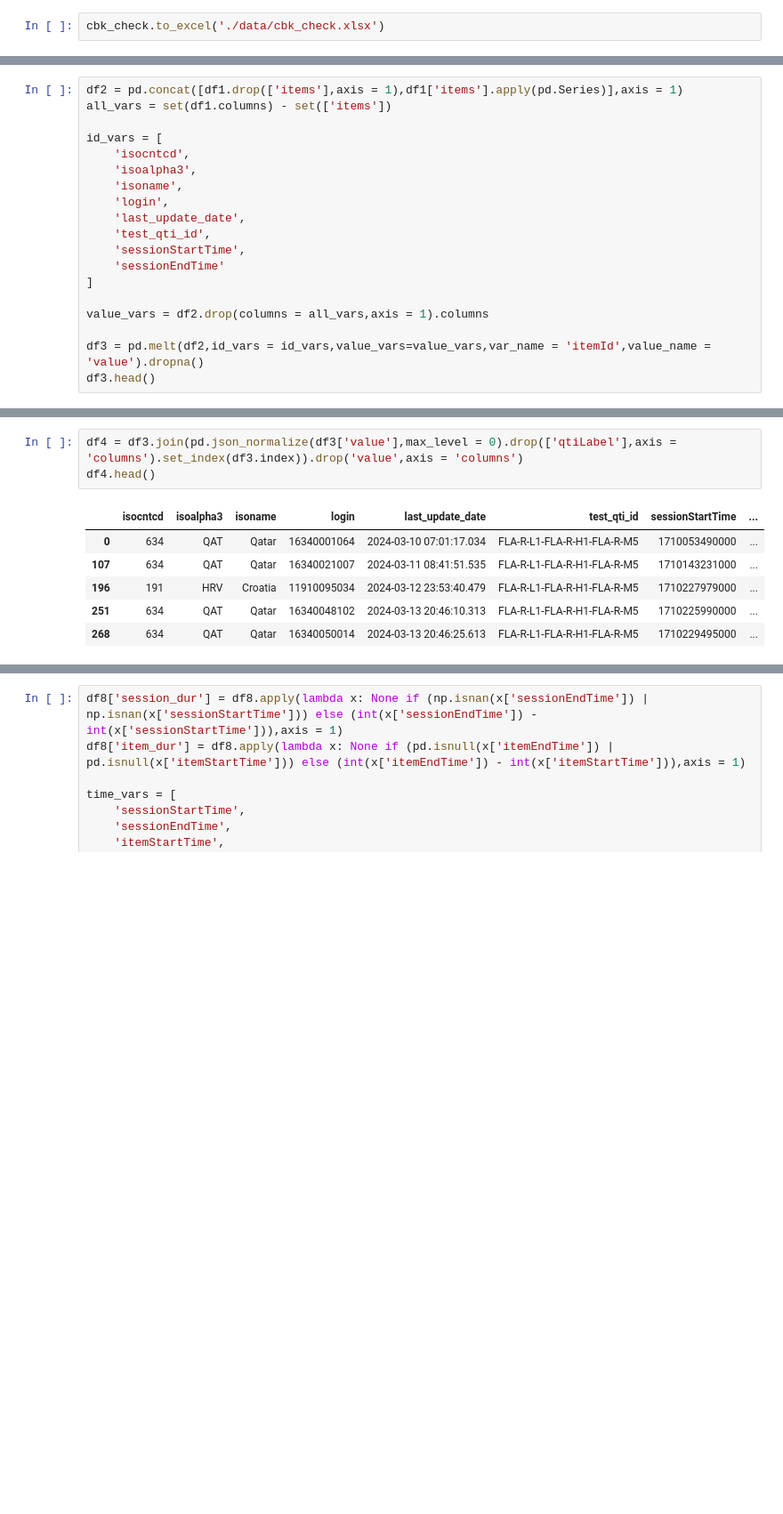
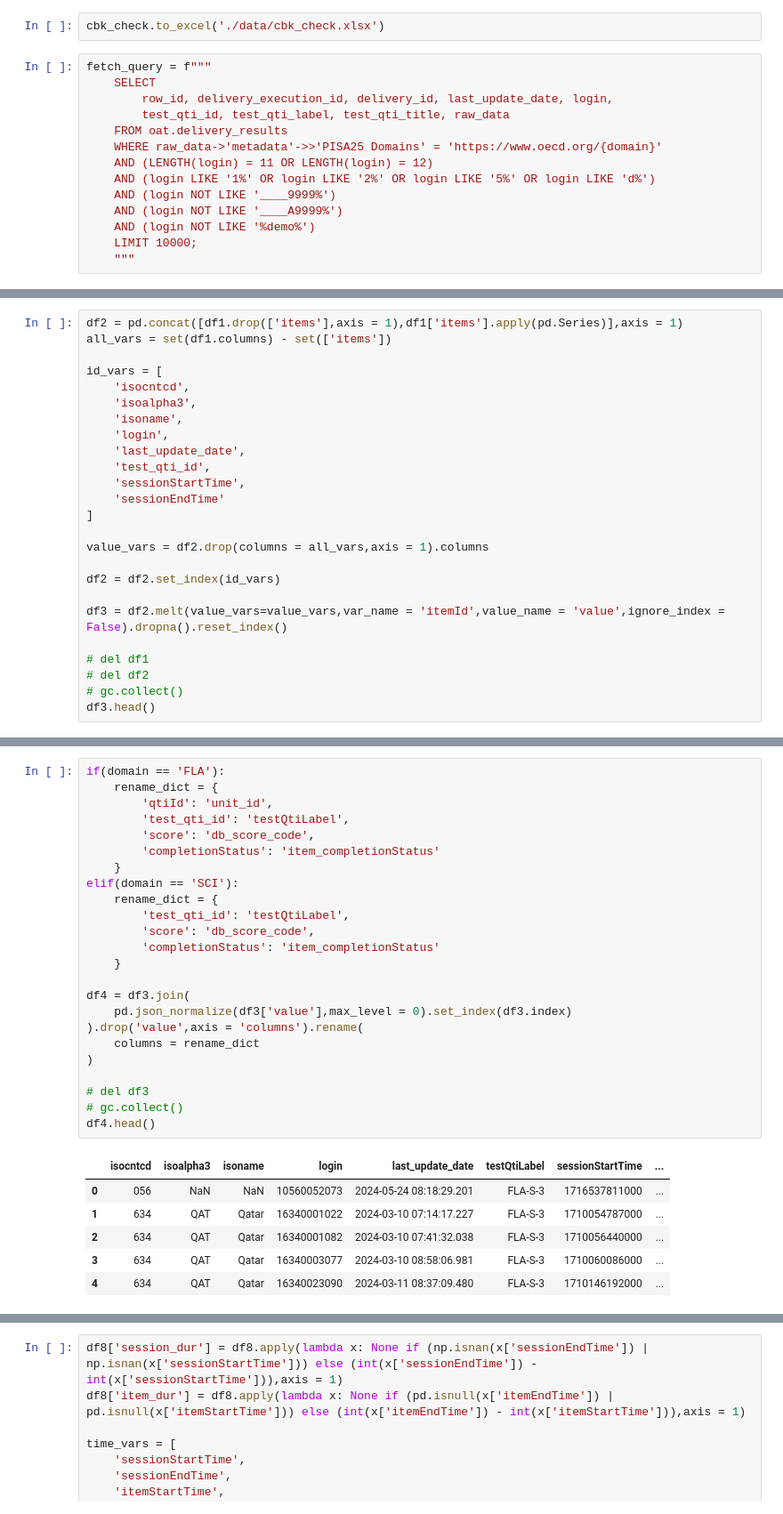
Before and after one commit to leonhead-acer/pisa2025-api-etl, a Jupyter notebook: Getting_started_with_Data_Extraction.ipynb, the cells around one changed output, grey strips where cells are left out. Shown: that part at 89% size. Cells and saved outputs as stored; diff of their text form; blank space fills up the shorter version.

```diff
--- a/Getting_started_with_Data_Extraction.ipynb
+++ b/Getting_started_with_Data_Extraction.ipynb
@@ -1169,5 +1097,19 @@ cbk_check['check'] = np.where(cbk_check['cq_key']==cbk_check['cq_key2'],True,Fal
 # %%
 cbk_check.to_excel('./data/cbk_check.xlsx')
+# %%
+fetch_query = f"""
+    SELECT
+        row_id, delivery_execution_id, delivery_id, last_update_date, login,
+        test_qti_id, test_qti_label, test_qti_title, raw_data
+    FROM oat.delivery_results
+    WHERE raw_data->'metadata'->>'PISA25 Domains' = 'https://www.oecd.org/{domain}'
+    AND (LENGTH(login) = 11 OR LENGTH(login) = 12)
+    AND (login LIKE '1%' OR login LIKE '2%' OR login LIKE '5%' OR login LIKE 'd%')
+    AND (login NOT LIKE '____9999%')
+    AND (login NOT LIKE '____A9999%')
+    AND (login NOT LIKE '%demo%')
+    LIMIT 10000;
+    """
 # %%
 import pandas as pd
 import pandas.io.sql as sqlio
@@ -1222,7 +1169,13 @@ id_vars = [
 
 value_vars = df2.drop(columns = all_vars,axis = 1).columns
 
-df3 = pd.melt(df2,id_vars = id_vars,value_vars=value_vars,var_name = 'itemId',value_name = 'value').dropna()
+df2 = df2.set_index(id_vars)
+
+df3 = df2.melt(value_vars=value_vars,var_name = 'itemId',value_name = 'value',ignore_index = False).dropna().reset_index()
+
+# del df1
+# del df2
+# gc.collect()
 df3.head()
 # %% [output]
 |  | isocntcd | isoalpha3 | isoname | login | last_update_date | test_qti_id | sessionStartTime | ... |
@@ -1234,10 +1187,31 @@ df3.head()
 # %%
-df4 = df3.join(pd.json_normalize(df3['value'],max_level = 0).drop(['qtiLabel'],axis = 'columns').set_index(df3.index)).drop('value',axis = 'columns')
+if(domain == 'FLA'):
+    rename_dict = {
+        'qtiId': 'unit_id',
+        'test_qti_id': 'testQtiLabel',
+        'score': 'db_score_code',
+        'completionStatus': 'item_completionStatus'
+    }
+elif(domain == 'SCI'):
+    rename_dict = {
+        'test_qti_id': 'testQtiLabel',
+        'score': 'db_score_code',
+        'completionStatus': 'item_completionStatus'
+    }
+
+df4 = df3.join(
+    pd.json_normalize(df3['value'],max_level = 0).set_index(df3.index)
+).drop('value',axis = 'columns').rename(
+    columns = rename_dict
+)
+
+# del df3
+# gc.collect()
 df4.head()
 # %% [output]
-|  | isocntcd | isoalpha3 | isoname | login | last_update_date | test_qti_id | sessionStartTime | ... |
-| 0 | 634 | QAT | Qatar | 16340001064 | 2024-03-10 07:01:17.034 | FLA-R-L1-FLA-R-H1-FLA-R-M5 | 1710053490000 | ... |
-| 107 | 634 | QAT | Qatar | 16340021007 | 2024-03-11 08:41:51.535 | FLA-R-L1-FLA-R-H1-FLA-R-M5 | 1710143231000 | ... |
-| 196 | 191 | HRV | Croatia | 11910095034 | 2024-03-12 23:53:40.479 | FLA-R-L1-FLA-R-H1-FLA-R-M5 | 1710227979000 | ... |
-| 251 | 634 | QAT | Qatar | 16340048102 | 2024-03-13 20:46:10.313 | FLA-R-L1-FLA-R-H1-FLA-R-M5 | 1710225990000 | ... |
-| 268 | 634 | QAT | Qatar | 16340050014 | 2024-03-13 20:46:25.613 | FLA-R-L1-FLA-R-H1-FLA-R-M5 | 1710229495000 | ... |
+|  | isocntcd | isoalpha3 | isoname | login | last_update_date | testQtiLabel | sessionStartTime | ... |
+| 0 | 056 | NaN | NaN | 10560052073 | 2024-05-24 08:18:29.201 | FLA-S-3 | 1716537811000 | ... |
+| 1 | 634 | QAT | Qatar | 16340001022 | 2024-03-10 07:14:17.227 | FLA-S-3 | 1710054787000 | ... |
+| 2 | 634 | QAT | Qatar | 16340001082 | 2024-03-10 07:41:32.038 | FLA-S-3 | 1710056440000 | ... |
+| 3 | 634 | QAT | Qatar | 16340003077 | 2024-03-10 08:58:06.981 | FLA-S-3 | 1710060086000 | ... |
+| 4 | 634 | QAT | Qatar | 16340023090 | 2024-03-11 08:37:09.480 | FLA-S-3 | 1710146192000 | ... |
```
Also changed, not shown: parts of 29 cells of this notebook.
